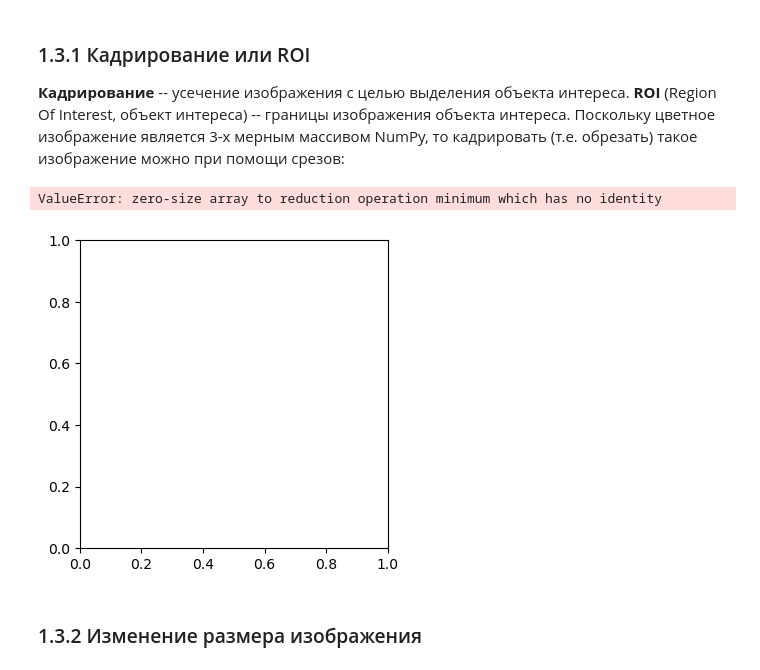
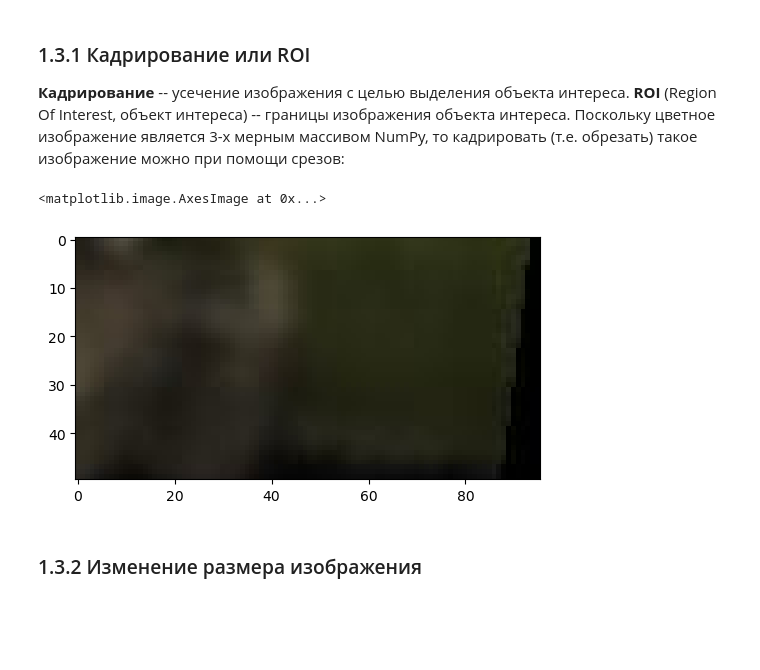
Before and after one commit to konstitycii/lab2, a Jupyter notebook: mylab.ipynb, the cells around one changed output. Drawn from its saved outputs; the diff is of its cells as text; code cells hidden in the pictures; blank space fills up the shorter version.

```diff
--- a/mylab.ipynb
+++ b/mylab.ipynb
@@ -102,12 +102,12 @@ plt.imshow(rgb_image)
 **ROI** (Region Of Interest, объект интереса) -- границы изображения объекта интереса.
 Поскольку цветное изображение является 3-х мерным массивом NumPy, то кадрировать (т.е. обрезать) такое изображение можно при помощи срезов:
 # %%
-ROI = (182, 162, 220, 240)  #(x0, y0, height, width)
+ROI = (90, 33, 110, 50)  #(x0, y0, height, width)
 cropped_image = rgb_image[ROI[1]:ROI[1] + ROI[3], ROI[0]:ROI[0] + ROI[2]]
 plt.imshow(cropped_image)
 # %% [output]
-ValueError: zero-size array to reduction operation minimum which has no identity
+<matplotlib.image.AxesImage at 0x...>
-[figure, old version]
+[figure, new version]
 # %% [markdown]
 ### 1.3.2 Изменение размера изображения
 # %%
```
Also changed, not shown: parts of 1 cell of this notebook.
